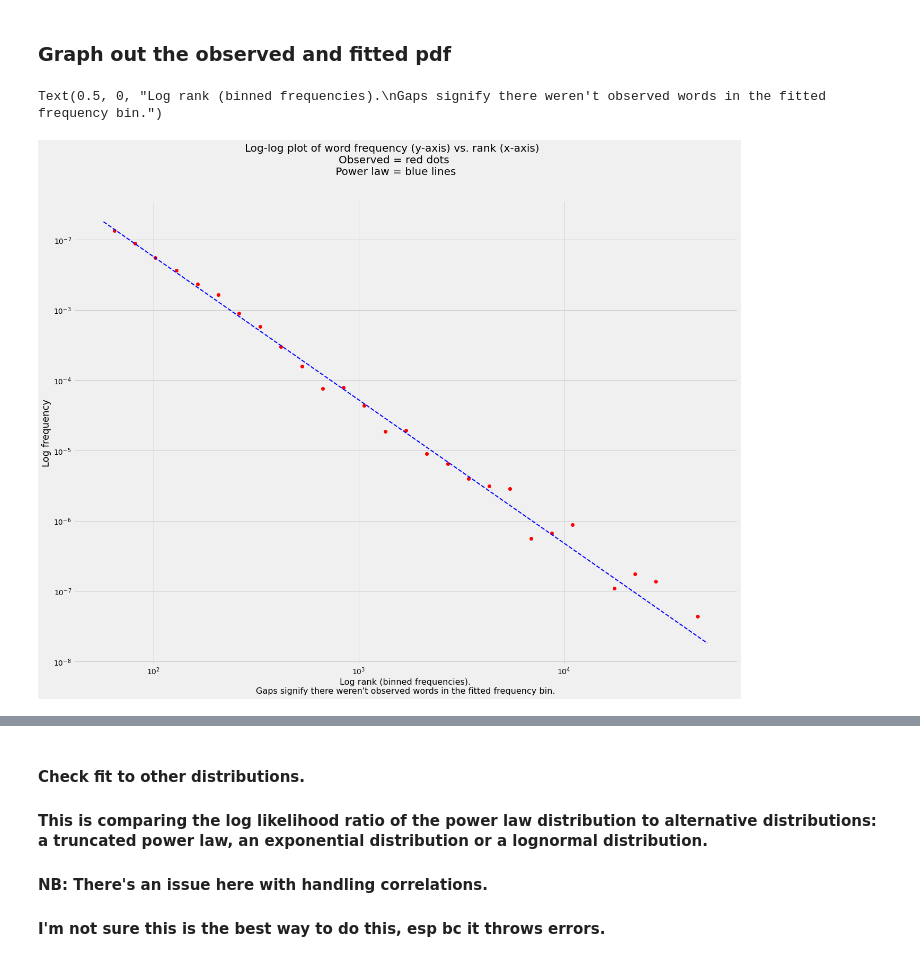
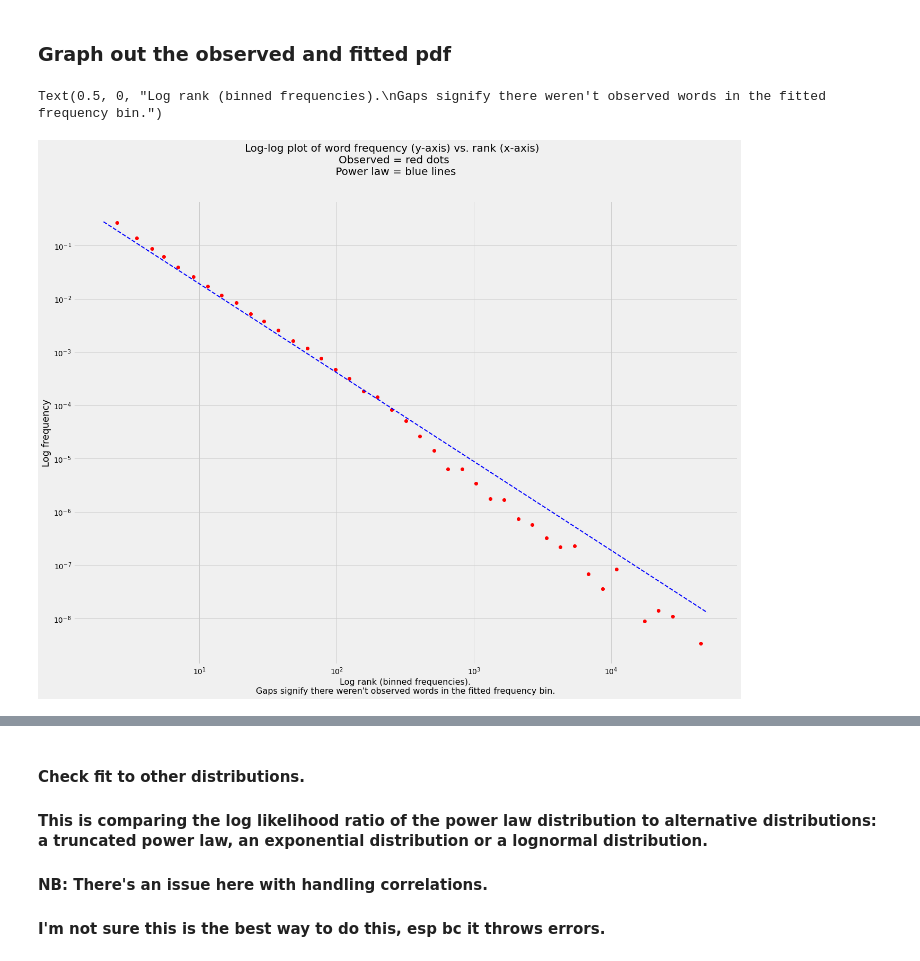
Before and after one commit to huggingface/data-measurements-tool, a Jupyter notebook: notebooks/Zipfs-Powerlaw.ipynb, the cells around one changed output, grey strips where cells are left out. Drawn from its saved outputs; the diff is of its cells as text; code cells hidden in the pictures.

Commit message:
Fixing zipf histogram

```diff
--- a/notebooks/Zipfs-Powerlaw.ipynb
+++ b/notebooks/Zipfs-Powerlaw.ipynb
@@ -99,12 +99,20 @@ def count_vocab_frequencies(df, cutoff=3):
     return sorted_term_freq_df
 # %%
 term_df = count_vocab_frequencies(df)
+probability_column = term_df['total']/sum(term_df['total'])
+# Grrr. This is actually the relative frequency but apparently we call it
+# 'probability' when we normalize a histogram?!
+term_df['probability'] = probability_column
+rank_column = term_df['total'].rank(method='dense', numeric_only=True, ascending=False)
+term_df['rank'] = rank_column.astype('int64')
 print("Info on the observed frequencies:")
 print(term_df.info())
 print("------------------------------------")
 print("Vocab size (types):\t%s" % len(term_df))
 print("Vocab size (tokens):\t%s" % sum(term_df['total']))
 print("Observations look like this:")
+print(term_df.head())
+print('...')
 print(term_df.tail())
 # %% [output]
 Info on the observed frequencies:
@@ -136,11 +141,11 @@ the  50142
 import math
 # Uses the powerlaw package to fit the observed frequencies to a zipfian distribution
 
-observed_counts = np.flip(term_df['total'].values)
+observed_counts = term_df['total'].values
 # Turn these into an empirical probability distribution by normalizing by the total sum.
 # Note -- doesn't seem to matter actually; can remove.
-norm = float(sum(observed_counts))
-observed_probabilities = observed_counts/norm
+sum_total = float(sum(observed_counts))
+observed_probabilities = observed_counts/sum_total
 #observed_log_probabilities = np.log(observed_counts) - np.log(norm)
 # 'fit_method' is MLE by default; doesn't seem to change the results in my initial pokings.
 # Also tried discrete_approximation="xmax"
@@ -149,20 +154,22 @@ observed_probabilities = observed_counts/norm
 fit = powerlaw.Fit(observed_counts, fit_method="KS", discrete=True)
 # bins_edges = The edges of the bins of the probability density function.
 # The portion of the data that is within the bin. Length 1 less than bin_edges, as it corresponds to the spaces between them.
-# .pdf() returns the probability density function (normalized histogram) of the theoretical distribution
-pdf_bin_edges, observed_pdf = fit.pdf(original_data=True)
+# Returns the probability density function (normalized histogram) of the data.
+pdf_bin_edges, observed_pdf = fit.pdf(original_data=True, linear_bins=True)
+observed_pdf = np.flip(observed_pdf)
+pdf_bin_edges = np.flip(pdf_bin_edges)
+# This seems to basically be the 'Distribution' class described here: https://pythonhosted.org/powerlaw/#powerlaw.Fit.pdf
+theoretical_distribution = fit.power_law
 # The likelihoods of the observed data from the theoretical distribution.
-predicted_likelihoods = fit.power_law.likelihoods
+predicted_likelihoods = theoretical_distribution.likelihoods
 # The logarithm of the likelihoods of the observed data from the theoretical distribution.
-predicted_log_likelihoods = fit.power_law.loglikelihoods
-# The estimated values
-#predicted_probabilities = np.flip(bin_edges/norm)
-# power_law.pdf() returns the probability density function (normalized histogram) of the data.
-predicted_pdf = fit.power_law.pdf()
-alpha = fit.power_law.alpha
-xmin = fit.power_law.xmin
-distance = fit.power_law.KS()
-
+predicted_log_likelihoods = theoretical_distribution.loglikelihoods
+# The probability density function (normalized histogram) of the theoretical distribution
+predicted_pdf = theoretical_distribution.pdf()
+predicted_pdf = np.flip(predicted_pdf)
+alpha = theoretical_distribution.alpha
+xmin = theoretical_distribution.xmin
+distance = theoretical_distribution.KS()
 
 # We know the optimal xmin, but now let's set the prediction xmin to a lower value
 # so we can graph out more beyond the cutoff.
@@ -274,15 +253,15 @@ my    0.002837   0.000004
 ### Graph out the observed and fitted pdf
 # %%
 # Graph it out.
-fig = plt.figure(figsize=(20,15))
+fig2 = plt.figure(figsize=(20,15))
 # The pdf of the observed data.
 # The continuous line is superfluous and confusing I think (?) Hacky removing.
 fit.plot_pdf(color='r', linewidth=0, linestyle=':', marker='o')
 # The pdf of the best fit powerlaw
 fit.power_law.plot_pdf(color='b', linestyle='--', linewidth=2)
-fig.suptitle('Log-log plot of word frequency (y-axis) vs. rank (x-axis) \nObserved = red dots\n Power law = blue lines', fontsize=20)
+fig2.suptitle('Log-log plot of word frequency (y-axis) vs. rank (x-axis) \nObserved = red dots\n Power law = blue lines', fontsize=20)
 plt.ylabel('Log frequency', fontsize=18)
 plt.xlabel('Log rank (binned frequencies).\nGaps signify there weren\'t observed words in the fitted frequency bin.', fontsize=16)
 # %% [output]
 Text(0.5, 0, "Log rank (binned frequencies).\nGaps signify there weren't observed words in the fitted frequency bin.")
-[figure, old version]
+[figure, new version]
```
Also changed, not shown: parts of 17 cells of this notebook.
